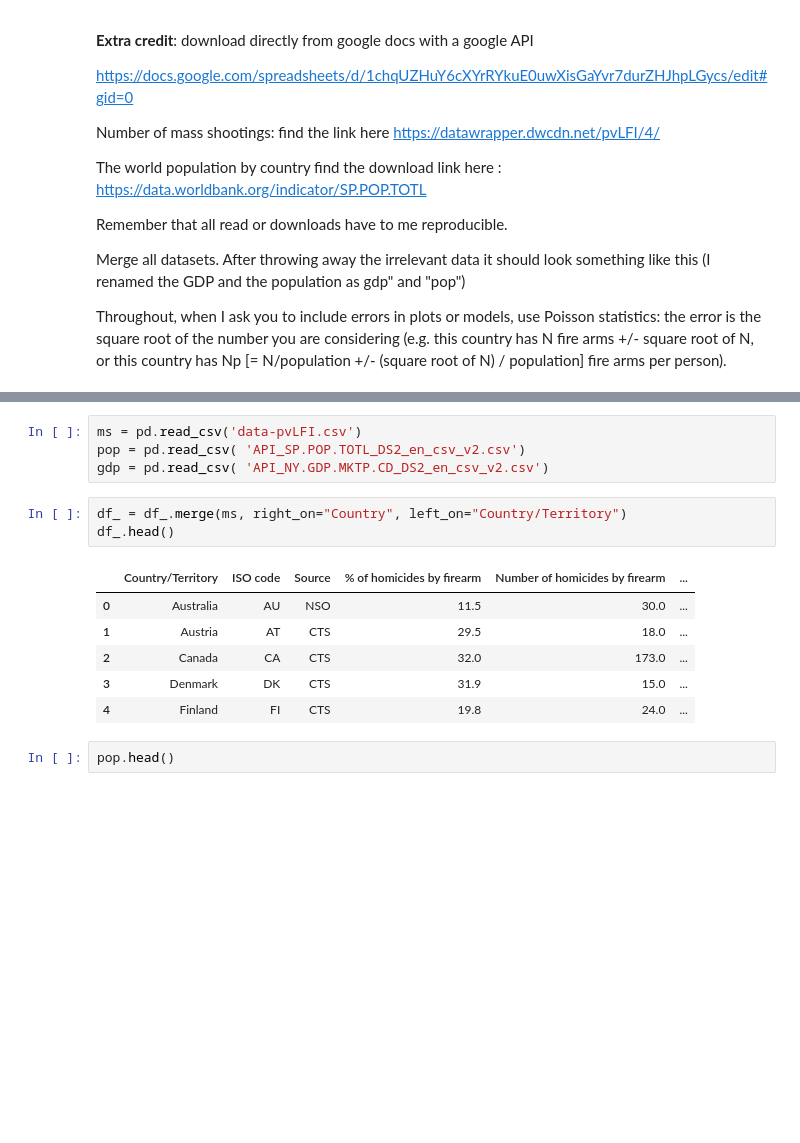
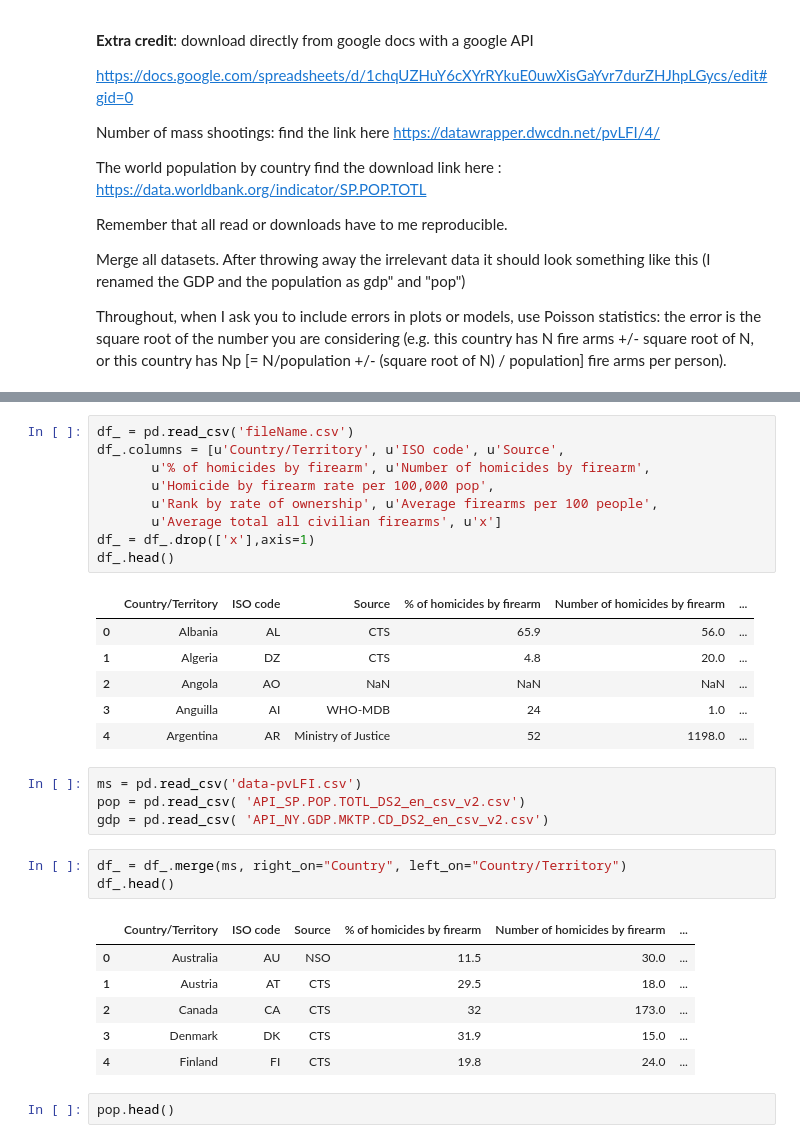
Before and after one commit to Ruibreeze/PUI2017_yw3447, a Jupyter notebook: HW5_yw3447/HW5_3_yw3447.ipynb, the cells around one changed output, grey strips where cells are left out. Cells and saved outputs as stored; diff of their text form; blank space fills up the shorter version.

```diff
--- a/HW5_yw3447/HW5_3_yw3447.ipynb
+++ b/HW5_yw3447/HW5_3_yw3447.ipynb
@@ -59,3 +75,19 @@ df_.head()
+# %%
+df_ = pd.read_csv('fileName.csv')
+df_.columns = [u'Country/Territory', u'ISO code', u'Source',
+       u'% of homicides by firearm', u'Number of homicides by firearm',
+       u'Homicide by firearm rate per 100,000 pop',
+       u'Rank by rate of ownership', u'Average firearms per 100 people',
+       u'Average total all civilian firearms', u'x']
+df_ = df_.drop(['x'],axis=1)
+df_.head()
+# %% [output]
+|  | Country/Territory | ISO code | Source | % of homicides by firearm | Number of homicides by firearm | ... |
+| 0 | Albania | AL | CTS | 65.9 | 56.0 | ... |
+| 1 | Algeria | DZ | CTS | 4.8 | 20.0 | ... |
+| 2 | Angola | AO | NaN | NaN | NaN | ... |
+| 3 | Anguilla | AI | WHO-MDB | 24 | 1.0 | ... |
+| 4 | Argentina | AR | Ministry of Justice | 52 | 1198.0 | ... |
 # %%
 ms = pd.read_csv('data-pvLFI.csv')
 pop = pd.read_csv( 'API_SP.POP.TOTL_DS2_en_csv_v2.csv')
@@ -67,7 +99,7 @@ df_.head()
 |  | Country/Territory | ISO code | Source | % of homicides by firearm | Number of homicides by firearm | ... |
 | 0 | Australia | AU | NSO | 11.5 | 30.0 | ... |
 | 1 | Austria | AT | CTS | 29.5 | 18.0 | ... |
-| 2 | Canada | CA | CTS | 32.0 | 173.0 | ... |
+| 2 | Canada | CA | CTS | 32 | 173.0 | ... |
 | 3 | Denmark | DK | CTS | 31.9 | 15.0 | ... |
 | 4 | Finland | FI | CTS | 19.8 | 24.0 | ... |
 # %%
```
Also changed, not shown: parts of 12 cells of this notebook.
